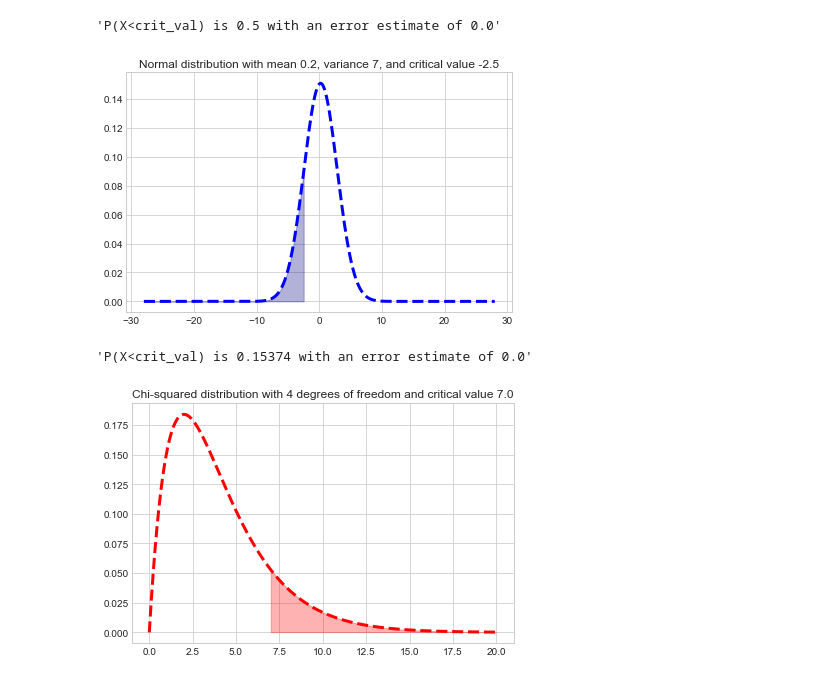
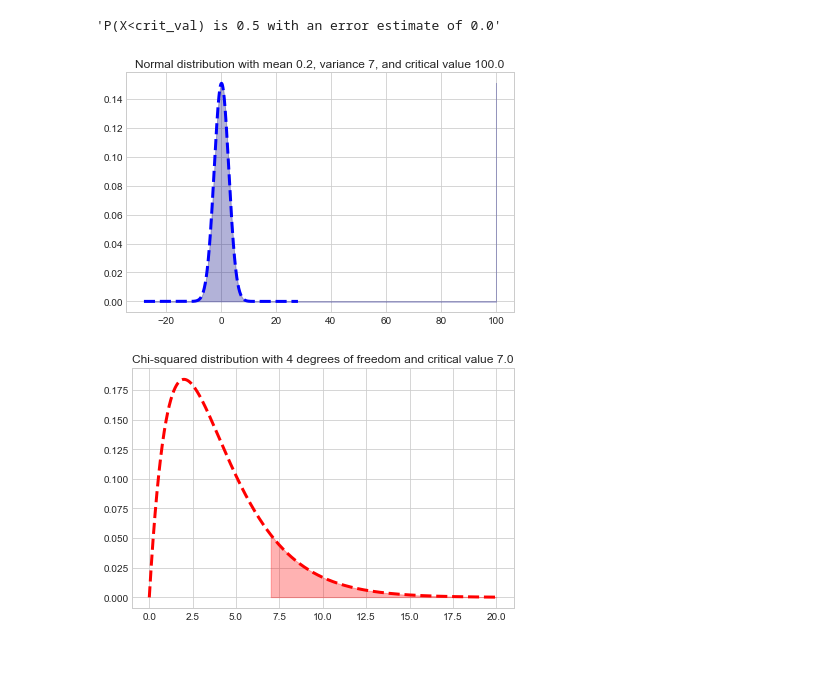
Before and after one commit to WillTirone/applied_stats, a Jupyter notebook: Demonstration.ipynb, the cells around one changed output. Cells and saved outputs as stored; diff of their text form; code cells hidden in the pictures.

```diff
--- a/Demonstration.ipynb
+++ b/Demonstration.ipynb
@@ -38,12 +38,11 @@ a.probability_calc()
 'P(X<crit_val) is 0.5 with an error estimate of 0.0'
 # %%
 # mean = 0, variance = 7, and a critical value of -2.5
-b = st.Norm_rv(.2,7,-2.5)
+b = st.Norm_rv(.2,7,100)
 b.plot_pdf(cv_probability=True)
 b.probability_calc()
 # %% [output]
-[figure, old version]
+[figure, new version]
-'P(X<crit_val) is 0.15374 with an error estimate of 0.0'
 # %%
 q = st.ChiSq_rv(4,crit_value=7)
 q.plot_pdf(cv_probability=True)
```
Also changed, not shown: parts of 1 cell of this notebook, 2 other files.
